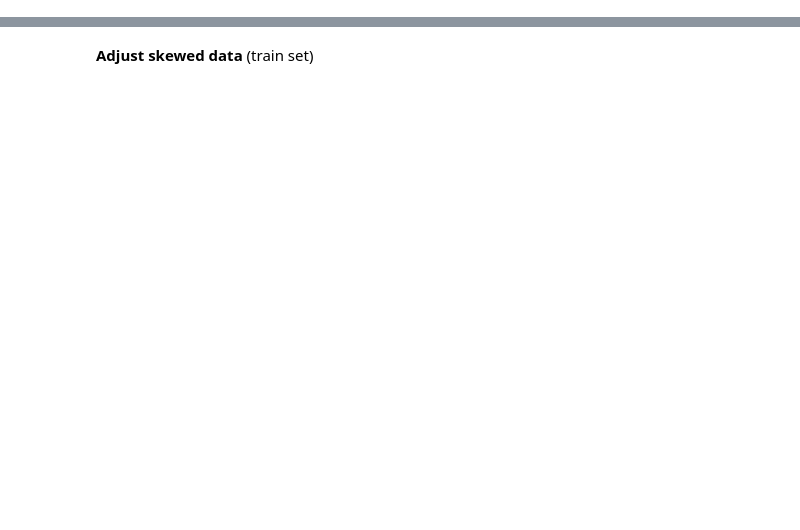
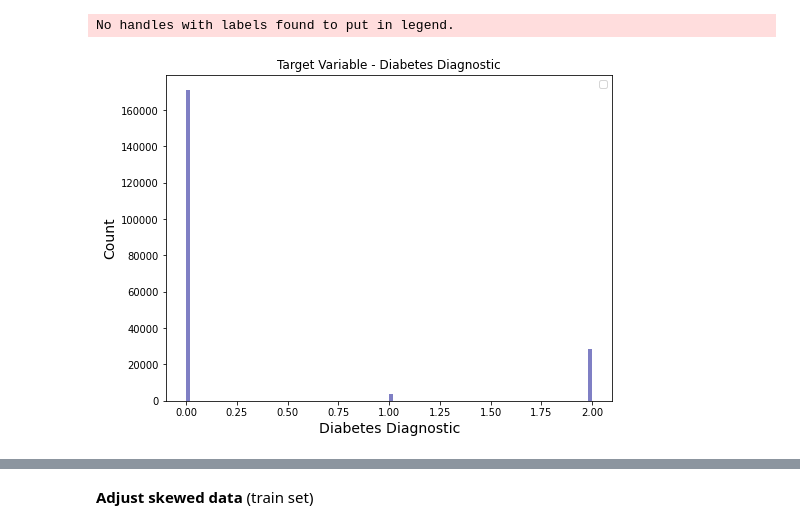
Before and after one commit to andnic51294/Diabetes_prediction, a Jupyter notebook: SVM_model.ipynb, the cells around one changed output, grey strips where cells are left out. Cells and saved outputs as stored; diff of their text form; code cells hidden in the pictures; blank space fills up the shorter version.

```diff
--- a/SVM_model.ipynb
+++ b/SVM_model.ipynb
@@ -14,0 +48,17 @@ Y = X.pop('Diabetes_012')
+# %%
+from matplotlib.patches import Rectangle
+plt.figure(figsize=(8,6))
+#plt.bar(Y_train, bins=100)
+handles = [Rectangle((0,0),10,10,color=c,ec="k") for c in ["red","blue", "yellow"]]
+labels= ["low","medium", "high"]
+plt.legend(handles, labels)
+plt.hist(Y_train, bins=100, alpha=0.5, color='darkblue')
+
+plt.xlabel("Diabetes Diagnostic", size=14)
+plt.ylabel("Count", size=14)
+plt.title("Target Variable - Diabetes Diagnostic")
+plt.legend(loc='upper right')
+plt.savefig("overlapping_histograms_with_matplotlib_Python.png")
+# %% [output]
+No handles with labels found to put in legend.
+[figure, added]
```
Also changed, not shown: parts of 80 cells of this notebook.
